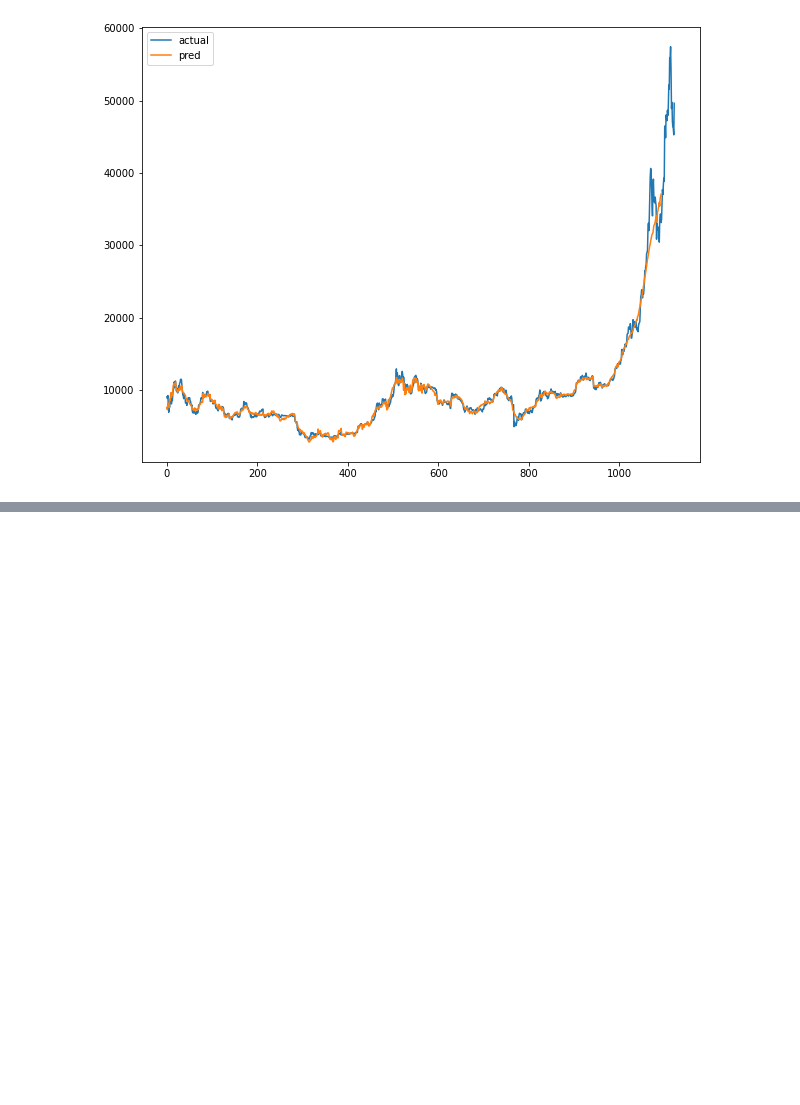
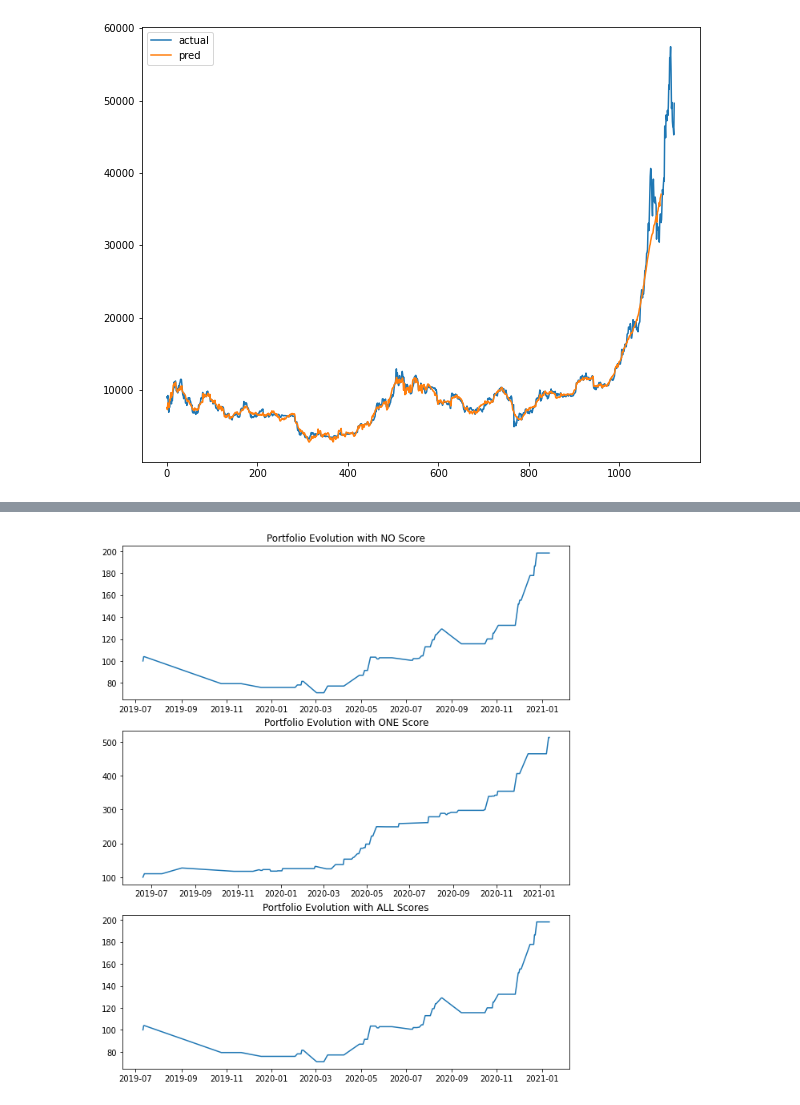
Before and after one commit to Dmunozig/crypto_sentiment, a Jupyter notebook: notebooks/Yassine modelling NB.ipynb, the cells around one changed output, grey strips where cells are left out. Cells and saved outputs as stored; diff of their text form; code cells hidden in the pictures; blank space fills up the shorter version.

```diff
--- a/notebooks/Yassine modelling NB.ipynb
+++ b/notebooks/Yassine modelling NB.ipynb
@@ -395,0 +270,19 @@ comparision_2
+# %%
+real_preds_3 = pd.DataFrame(real_preds_3)
+real_preds_3 = real_preds_3.T
+real_preds_3 = real_preds_3.reset_index()
+real_preds_3.columns = ['ds','pred']
+real_preds_3.ds = pd.to_datetime(real_preds_3.ds)
+# %%
+comparision_3 = pd.merge(actuals_3,real_preds_3, on='ds', how='left')
+comparision_3['mae'] = abs(comparision_3['y'] - comparision_3['pred'])
+comparision_3['actual_change'] = comparision_3['y']-comparision_3.shift(1)['y']
+comparision_3['pred_change'] = comparision_3['pred']-comparision_3.shift(1)['y']
+comparision_3['actual_change'] = np.where(comparision_3['actual_change']>0,1,0)
+comparision_3['pred_change'] = np.where(comparision_3['pred_change']>0,1,0)
+comparision_3['correct_pred'] = np.where(comparision_3['pred_change']==comparision_3['actual_change'], 1, 0)
+# %%
+comparision_3['previous_price'] = comparision_3.shift(1)['y']
+comparision_3['previous_pred_change'] = comparision_3.shift(1)['pred_change']
+# %%
+comparision_3['future_change'] = comparision_3.shift(-1)['pred_change']
@@ -416,0 +412,11 @@ down
+# %%
+fig, ax = plt.subplots(3,1,figsize=(10,12))
+ax[0].plot(wallet(100, comparision, end='2021-01-31')[2],wallet(100, comparision, end='2021-01-31')[1])
+ax[0].set_title('Portfolio Evolution with NO Score')
+ax[1].plot(wallet(100, comparision_2, end='2021-01-31')[2],wallet(100, comparision_2, end='2021-01-31')[1])
+ax[1].set_title('Portfolio Evolution with ONE Score')
+ax[2].plot(wallet(100,comparision_3, end='2021-01-31')[2],wallet(100,comparision_3, end='2021-01-31')[1])
+ax[2].set_title('Portfolio Evolution with ALL Scores')
+plt.show()
+# %% [output]
+[figure, added]
```
Also changed, not shown: parts of 45 cells of this notebook, 4 other files.
